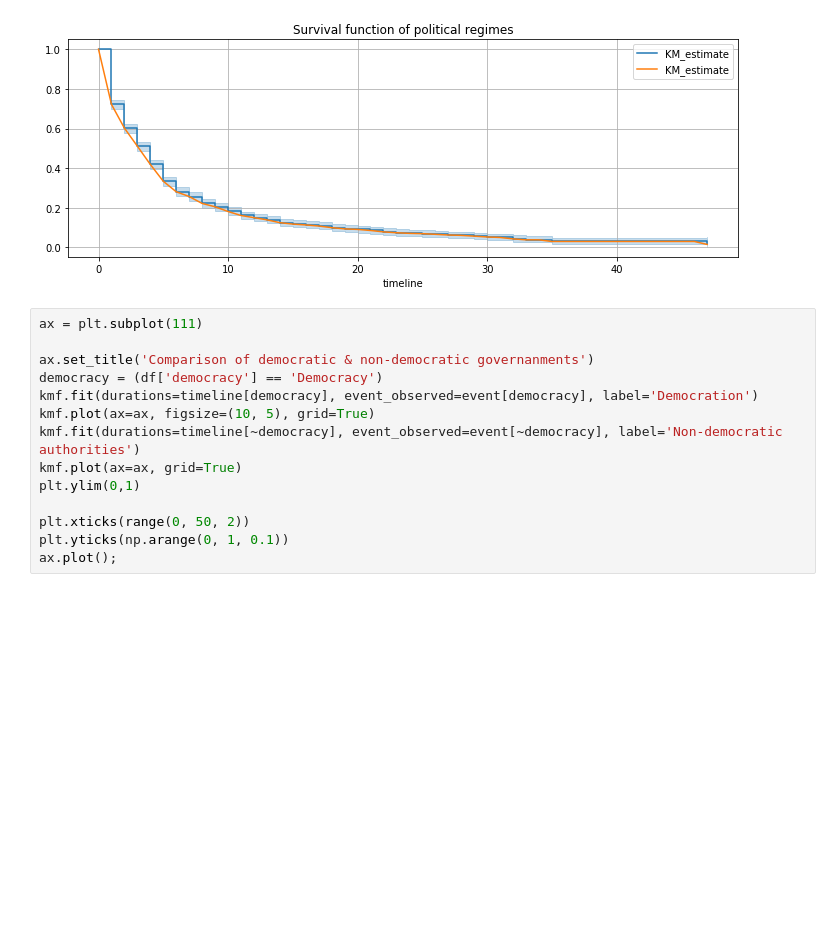
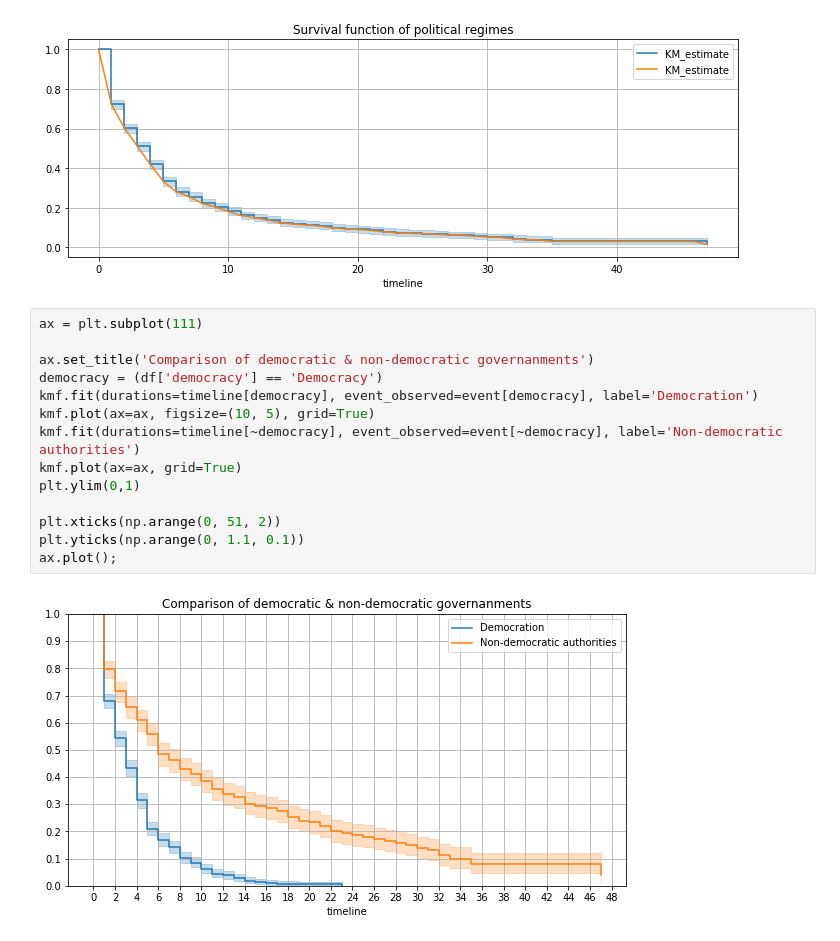
Before and after one commit to yuriimchg/Machine-Learning-sandbox, a Jupyter notebook: survival_analysis.ipynb, the cells around one changed output. Saved outputs shown, nothing was run; the diff lists cells and outputs as text; blank space fills up the shorter version.

```diff
--- a/survival_analysis.ipynb
+++ b/survival_analysis.ipynb
@@ -92,14 +92,16 @@ ax.plot();
 # %%
 ax = plt.subplot(111)
 
 ax.set_title('Comparison of democratic & non-democratic governanments')
 democracy = (df['democracy'] == 'Democracy')
 kmf.fit(durations=timeline[democracy], event_observed=event[democracy], label='Democration')
 kmf.plot(ax=ax, figsize=(10, 5), grid=True)
 kmf.fit(durations=timeline[~democracy], event_observed=event[~democracy], label='Non-democratic authorities')
 kmf.plot(ax=ax, grid=True)
 plt.ylim(0,1)
 
-plt.xticks(range(0, 50, 2))
-plt.yticks(np.arange(0, 1, 0.1))
+plt.xticks(np.arange(0, 51, 2))
+plt.yticks(np.arange(0, 1.1, 0.1))
 ax.plot();
+# %% [output]
+[figure, added]
```
